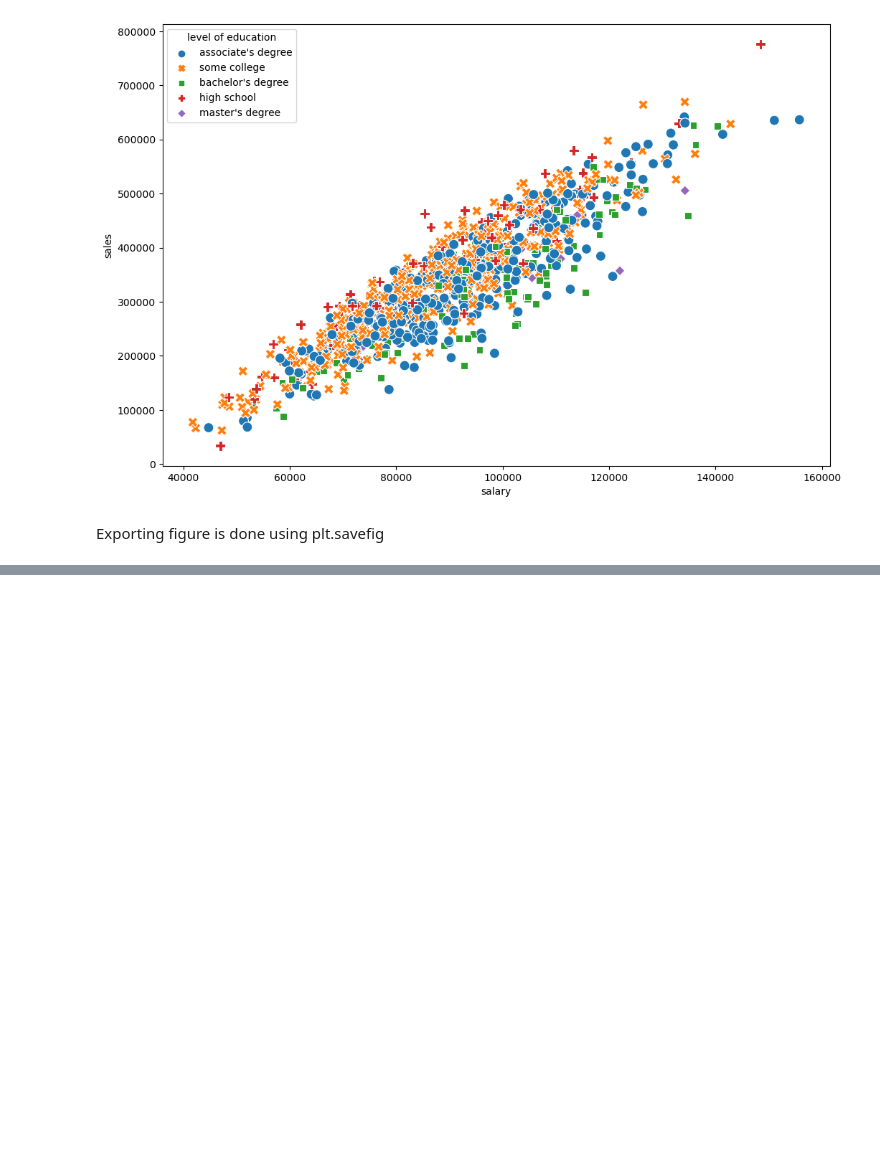
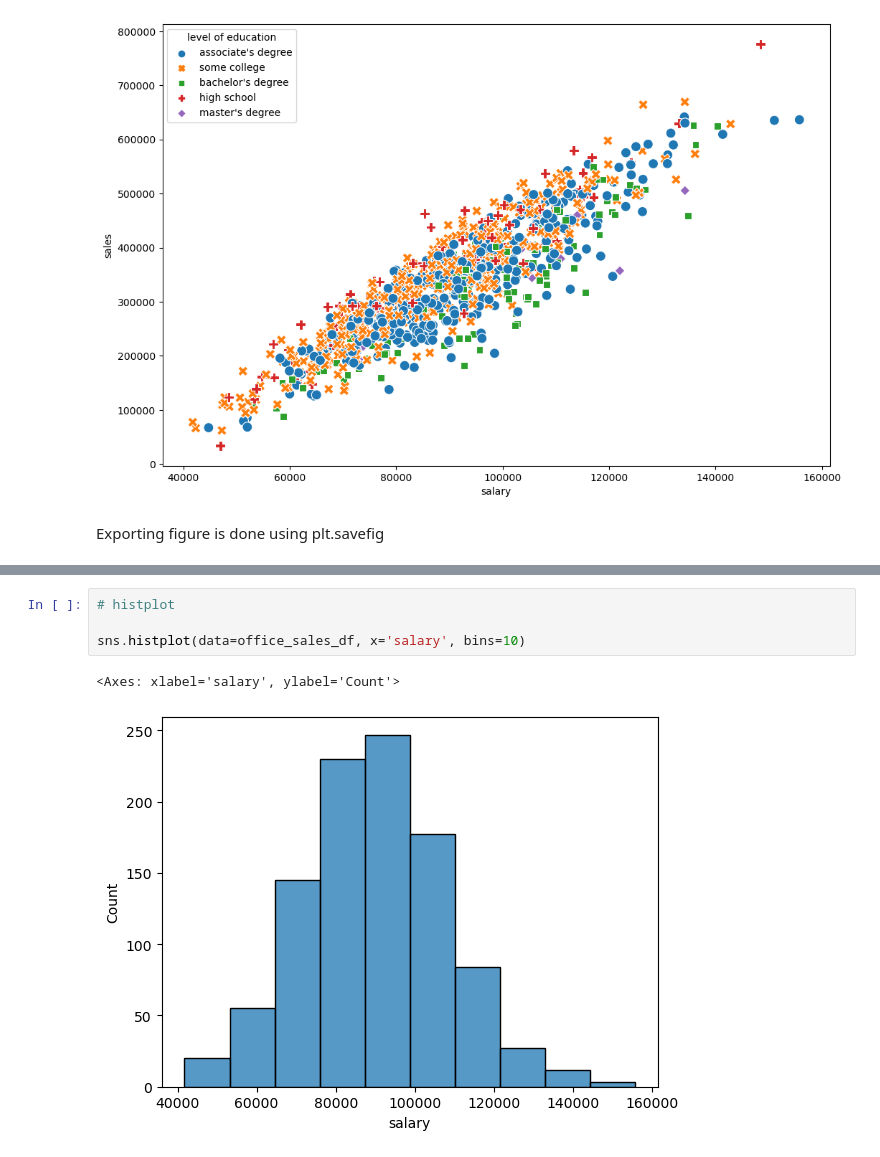
Before and after one commit to sandra-biology/Data-Analytics-A, a Jupyter notebook: Seaborn practice.ipynb, the cells around one changed output, grey strips where cells are left out. Drawn from its saved outputs; the diff is of its cells as text; blank space fills up the shorter version.

```diff
--- a/Seaborn practice.ipynb
+++ b/Seaborn practice.ipynb
@@ -116,0 +131,7 @@ Exporting figure is done using plt.savefig
+# %%
+# histplot
+
+sns.histplot(data=office_sales_df, x='salary', bins=10)
+# %% [output]
+<Axes: xlabel='salary', ylabel='Count'>
+[figure, added]
```
Also changed, not shown: parts of 10 cells of this notebook.
